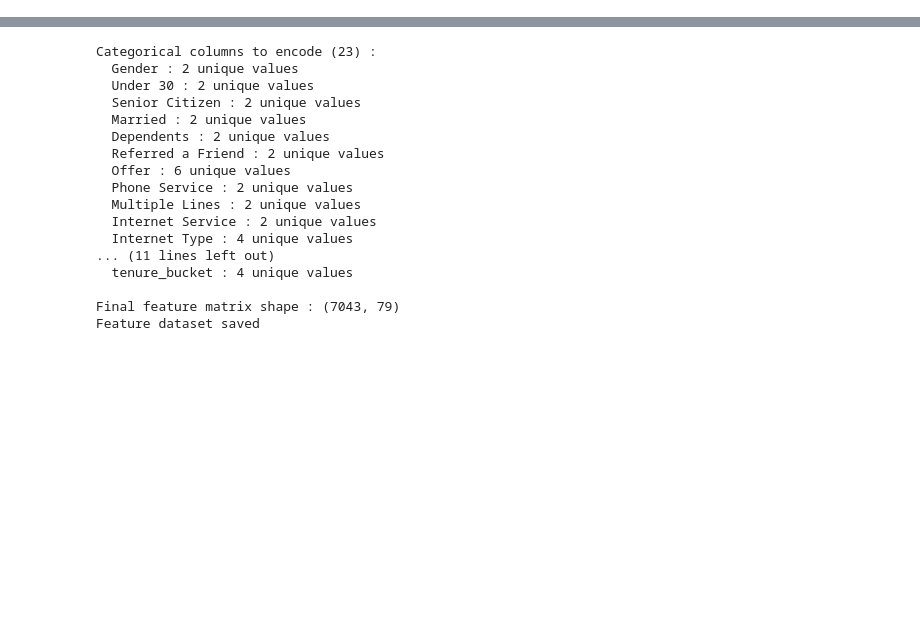
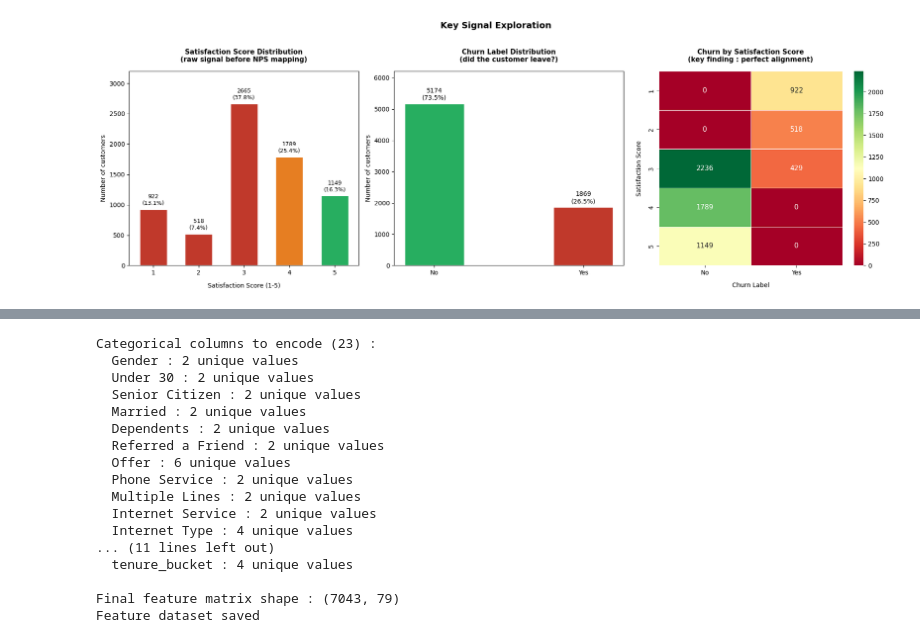
Before and after one commit to badaouihakimou/nps-telecom-prediction, a Jupyter notebook: notebooks/nps_telecom_full.ipynb, the cells around one changed output, grey strips where cells are left out. Cells and saved outputs as stored; diff of their text form; code cells hidden in the pictures; blank space fills up the shorter version.

```diff
--- a/notebooks/nps_telecom_full.ipynb
+++ b/notebooks/nps_telecom_full.ipynb
@@ -384,0 +579,90 @@ This confirms the baseline NPS mapping is sufficient.
+# %%
+# DISTRIBUTION OF KEY SIGNALS
+
+# Before building the NPS target, we explore the raw signals available.
+# This tells us what we are working with and reveals important patterns.
+
+print("SATISFACTION SCORE DISTRIBUTION")
+print(df_raw['Satisfaction Score'].value_counts().sort_index())
+
+print("\n CHURN LABEL DISTRIBUTION")
+print(df_raw['Churn Label'].value_counts())
+
+print("\n CUSTOMER STATUS DISTRIBUTION")
+print(df_raw['Customer Status'].value_counts())
+
+# CRITICAL FINDING : alignment between satisfaction and churn
+
+# We test whether any customer with Satisfaction >= 4 churned.
+# If not, the refined NPS mapping (using Churn Label as extra signal)
+# will produce identical results to the baseline mapping.
+
+# Why does this matter ?
+# We considered using Churn Label to refine the NPS mapping :
+# Satisfaction 4 + Churned -> Detractor (instead of Passive)
+# But if no customer with Satisfaction >= 4 churned, this refinement
+# has no effect and the baseline mapping is sufficient.
+
+print("\n CHURN LABEL BY SATISFACTION SCORE")
+print(pd.crosstab(df_raw['Satisfaction Score'], df_raw['Churn Label']))
+
+high_sat_churned = df_raw[
+    (df_raw['Churn Label'] == 'Yes') &
+    (df_raw['Satisfaction Score'] >= 4)
+]
+print(f"\n Customers with Satisfaction >= 4 who churned : {len(high_sat_churned)}")
+print("Finding : satisfaction and churn are perfectly aligned in this dataset.")
+print("No customer with Satisfaction >= 4 churned.")
+print("This confirms the baseline NPS mapping is sufficient.")
+
+# VISUALISATION
+
+fig, axes = plt.subplots(1, 3, figsize=(18, 6))
+
+## Chart 1 : Satisfaction Score distribution
+sat_counts = df_raw['Satisfaction Score'].value_counts().sort_index()
+colors_sat = ['#c0392b', '#c0392b', '#c0392b', '#e67e22', '#27ae60']
+bars = axes[0].bar(sat_counts.index, sat_counts.values,
+                   color=colors_sat, edgecolor='white', width=0.6)
+axes[0].set_title('Satisfaction Score Distribution\n(raw signal before NPS mapping)',
+                   fontweight='bold', fontsize=11, pad=15)
+axes[0].set_xlabel('Satisfaction Score (1-5)', labelpad=10)
+axes[0].set_ylabel('Number of customers')
+axes[0].set_xticks([1, 2, 3, 4, 5])
+axes[0].set_ylim(0, max(sat_counts.values) * 1.2)
+for bar, v in zip(bars, sat_counts.values):
+    axes[0].text(bar.get_x() + bar.get_width()/2,
+                 bar.get_height() + 50,
+                 f'{v}\n({v/len(df_raw)*100:.1f}%)',
+                 ha='center', va='bottom', fontsize=9)
+
+## Chart 2 : Churn Label distribution
+churn_counts = df_raw['Churn Label'].value_counts()
+bars2 = axes[1].bar(churn_counts.index, churn_counts.values,
+                    color=['#27ae60', '#c0392b'], edgecolor='white', width=0.4)
+axes[1].set_title('Churn Label Distribution\n(did the customer leave?)',
+                   fontweight='bold', fontsize=11, pad=15)
+axes[1].set_ylabel('Number of customers')
+axes[1].set_ylim(0, max(churn_counts.values) * 1.2)
+for bar, v in zip(bars2, churn_counts.values):
+    axes[1].text(bar.get_x() + bar.get_width()/2,
+                 bar.get_height() + 80,
+                 f'{v}\n({v/len(df_raw)*100:.1f}%)',
+                 ha='center', va='bottom', fontsize=10)
+
+## Chart 3 : Churn by Satisfaction Score heatmap
+cross = pd.crosstab(df_raw['Satisfaction Score'], df_raw['Churn Label'])
+sns.heatmap(cross, annot=True, fmt='d', cmap='RdYlGn',
+            ax=axes[2], cbar=True, linewidths=0.5,
+            annot_kws={'size': 11})
+axes[2].set_title('Churn by Satisfaction Score\n(key finding : perfect alignment)',
+                   fontweight='bold', fontsize=11, pad=15)
+axes[2].set_xlabel('Churn Label', labelpad=10)
+axes[2].set_ylabel('Satisfaction Score', labelpad=10)
+
+plt.suptitle('Key Signal Exploration', fontsize=14, fontweight='bold', y=1.02)
+plt.tight_layout()
+plt.savefig(f"{BASE}/figures/key_signals.png", dpi=150, bbox_inches='tight')
+plt.show()
+print("Key signals visualisation saved")
+# %% [output]
@@ -384,0 +686 @@ This confirms the baseline NPS mapping is sufficient.
+[figure, added]
```
Also changed, not shown: parts of 115 cells of this notebook.
